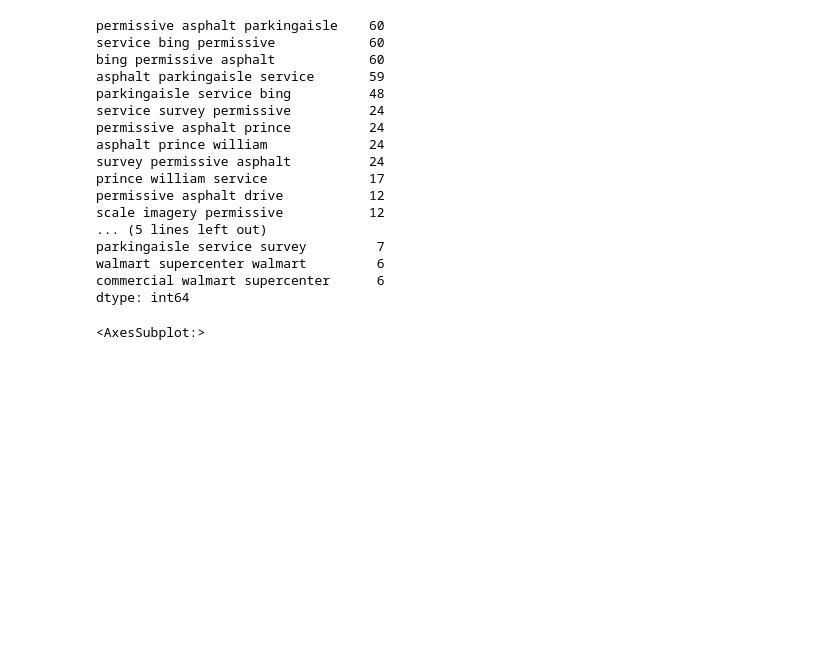
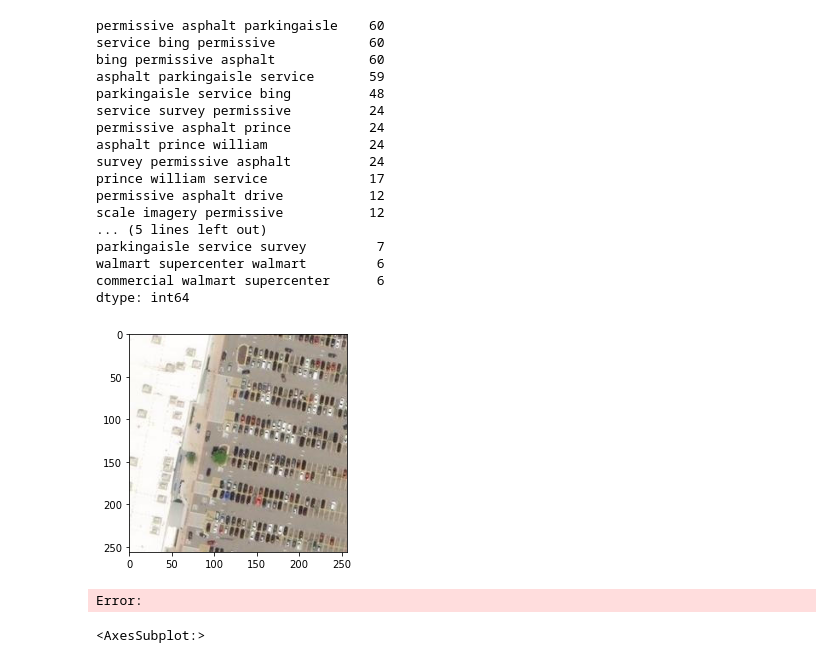
Before and after one commit to gdhan8/US_Car_Accidents, a Jupyter notebook: osm_feature_extraction.ipynb, the cells around one changed output. Drawn from its saved outputs; the diff is of its cells as text; code cells hidden in the pictures; blank space fills up the shorter version.

```diff
--- a/osm_feature_extraction.ipynb
+++ b/osm_feature_extraction.ipynb
@@ -81,6 +81,23 @@ parkingaisle service survey         7
 walmart supercenter walmart         6
 commercial walmart supercenter      6
 dtype: int64
+# %%
+
+# plot a .tif image onto the map of the nodes
+import rasterio
+import rasterio.plot
+import matplotlib.pyplot as plt
+
+# Set the location of the .tif image
+image_path = '/Users/gdhan/Documents/Data Science/Python/Car_Accidents/74786_100514_18.tif'
+
+# Open the .tif image
+with rasterio.open(image_path) as src:
+    # Plot the image
+    rasterio.plot.show(src)
+# %% [output]
+[figure, added]
+Error:
 # %%
 # Extract all geometries associated with a railway in DC
 gdf = ox.geometries.geometries_from_place(query='Washington DC', tags={'railway':True})
```
Also changed, not shown: parts of 1 cell of this notebook, 1 other file.
